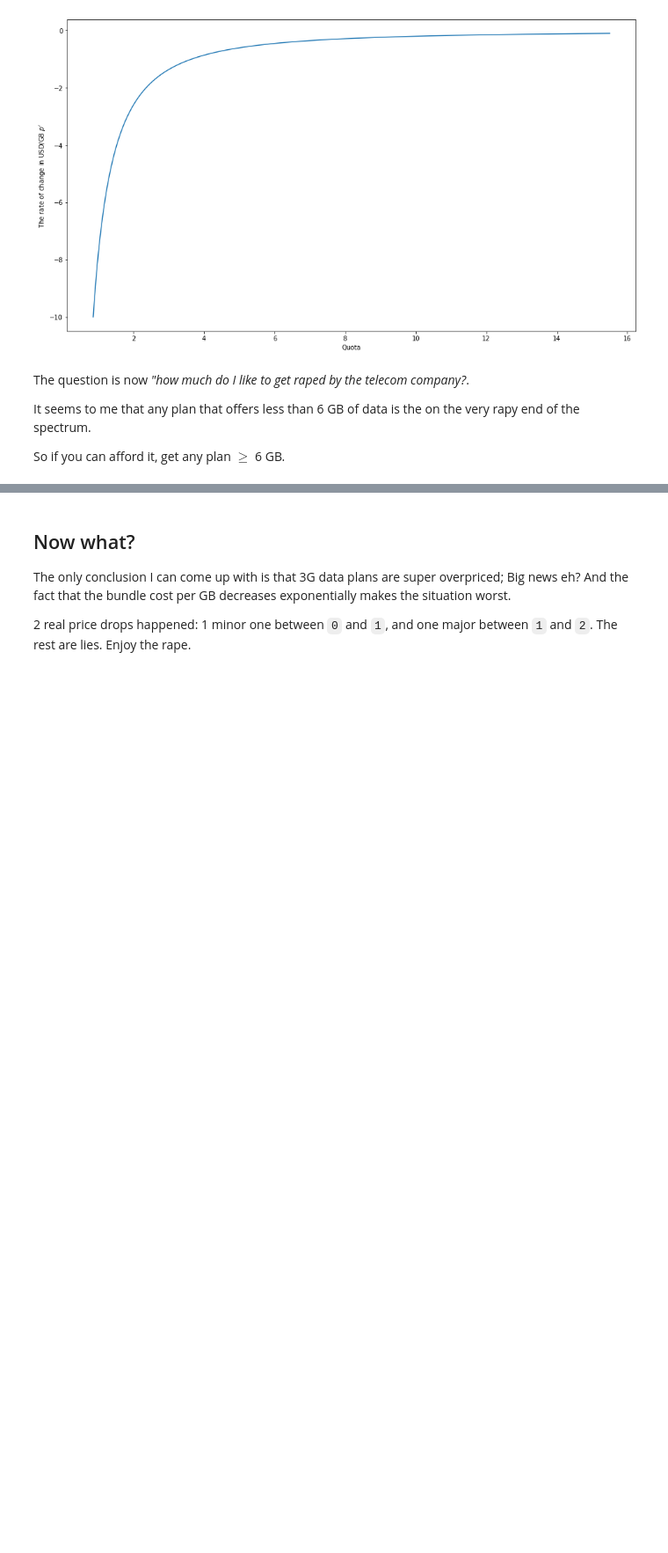
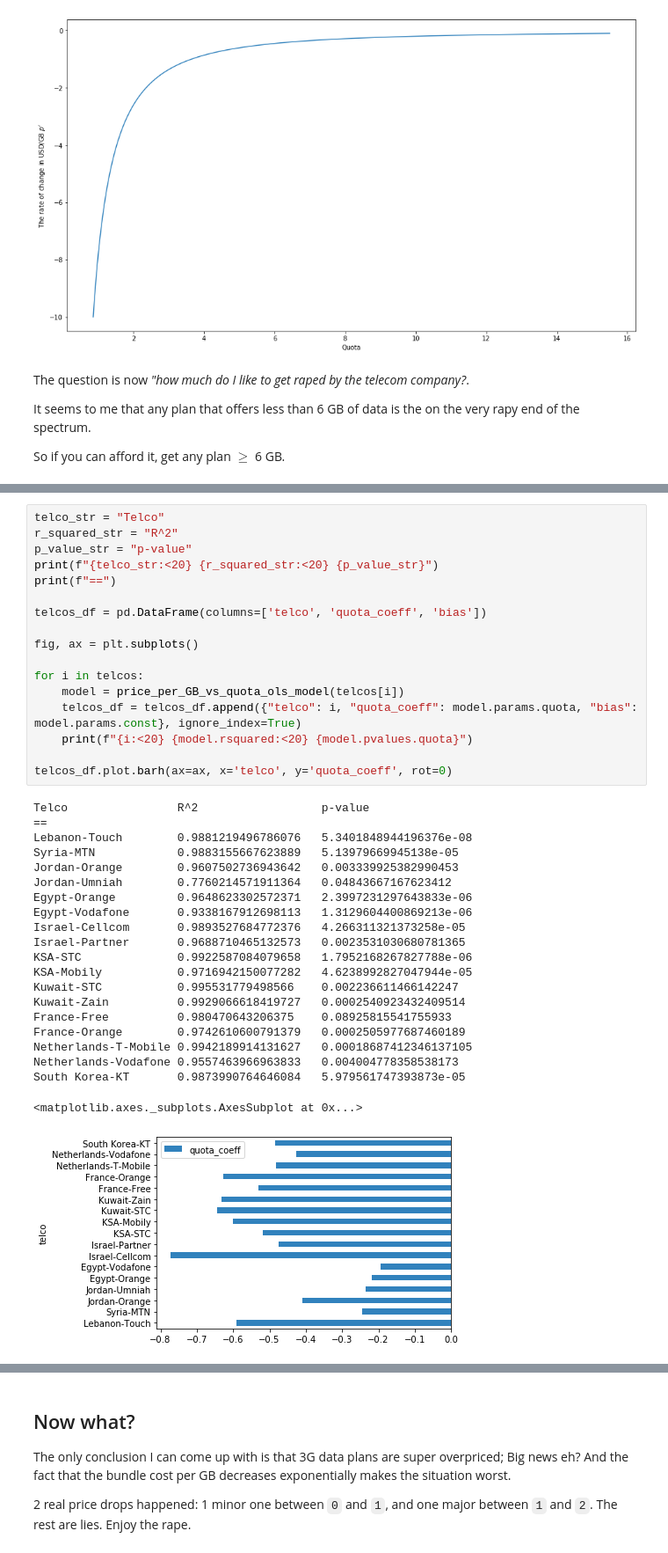
Before and after one commit to 0xfiras/3g-data-plans-pricing, a Jupyter notebook: plot.ipynb, the cells around one changed output, grey strips where cells are left out. Shown: that part at 88% size. Drawn from its saved outputs; the diff is of its cells as text; blank space fills up the shorter version.

```diff
--- a/plot.ipynb
+++ b/plot.ipynb
@@ -270,0 +382,39 @@ So if you can afford it, get any plan $\ge$ 6 GB.
+# %%
+telco_str = "Telco"
+r_squared_str = "R^2"
+p_value_str = "p-value"
+print(f"{telco_str:<20} {r_squared_str:<20} {p_value_str}")
+print(f"==")
+
+telcos_df = pd.DataFrame(columns=['telco', 'quota_coeff', 'bias'])
+
+fig, ax = plt.subplots()
+
+for i in telcos:
+    model = price_per_GB_vs_quota_ols_model(telcos[i])
+    telcos_df = telcos_df.append({"telco": i, "quota_coeff": model.params.quota, "bias": model.params.const}, ignore_index=True)
+    print(f"{i:<20} {model.rsquared:<20} {model.pvalues.quota}")
+
+telcos_df.plot.barh(ax=ax, x='telco', y='quota_coeff', rot=0)
+# %% [output]
+Telco                R^2                  p-value
+==
+Lebanon-Touch        0.9881219496786076   5.3401848944196376e-08
+Syria-MTN            0.9883155667623889   5.13979669945138e-05
+Jordan-Orange        0.9607502736943642   0.003339925382990453
+Jordan-Umniah        0.7760214571911364   0.04843667167623412
+Egypt-Orange         0.9648623302572371   2.3997231297643833e-06
+Egypt-Vodafone       0.9338167912698113   1.3129604400869213e-06
+Israel-Cellcom       0.9893527684772376   4.266311321373258e-05
+Israel-Partner       0.9688710465132573   0.0023531030680781365
+KSA-STC              0.9922587084079658   1.7952168267827788e-06
+KSA-Mobily           0.9716942150077282   4.6238992827047944e-05
+Kuwait-STC           0.995531779498566    0.002236611466142247
+Kuwait-Zain          0.9929066618419727   0.0002540923432409514
+France-Free          0.980470643206375    0.08925815541755933
+France-Orange        0.9742610600791379   0.0002505977687460189
+Netherlands-T-Mobile 0.9942189914131627   0.00018687412346137105
+Netherlands-Vodafone 0.9557463966963833   0.004004778358538173
+South Korea-KT       0.9873990764646084   5.979561747393873e-05
+<matplotlib.axes._subplots.AxesSubplot at 0x...>
+[figure, added]
```
Also changed, not shown: parts of 10 cells of this notebook, 24 other files.
